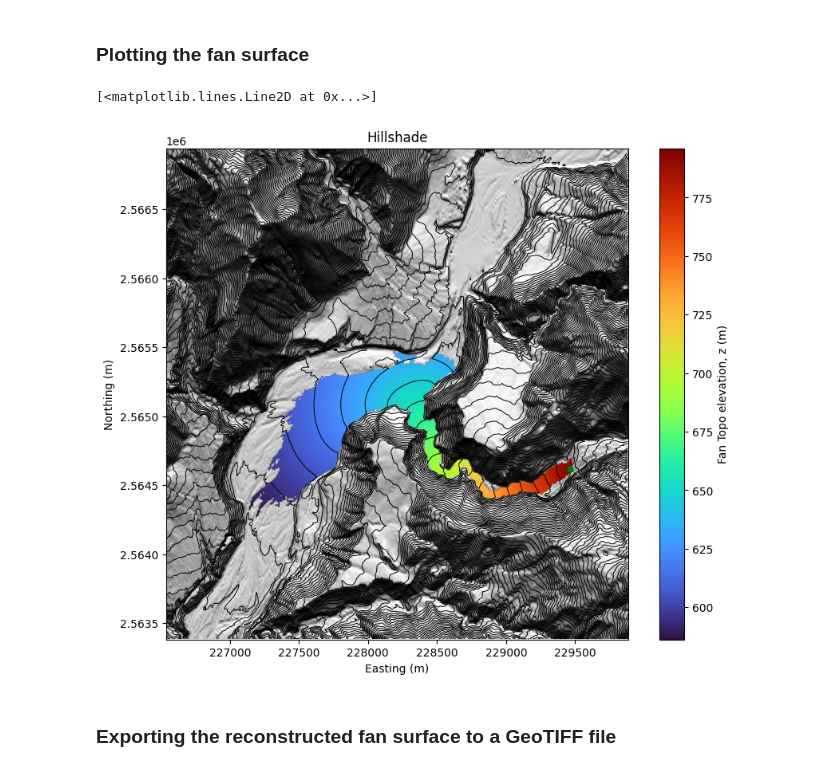
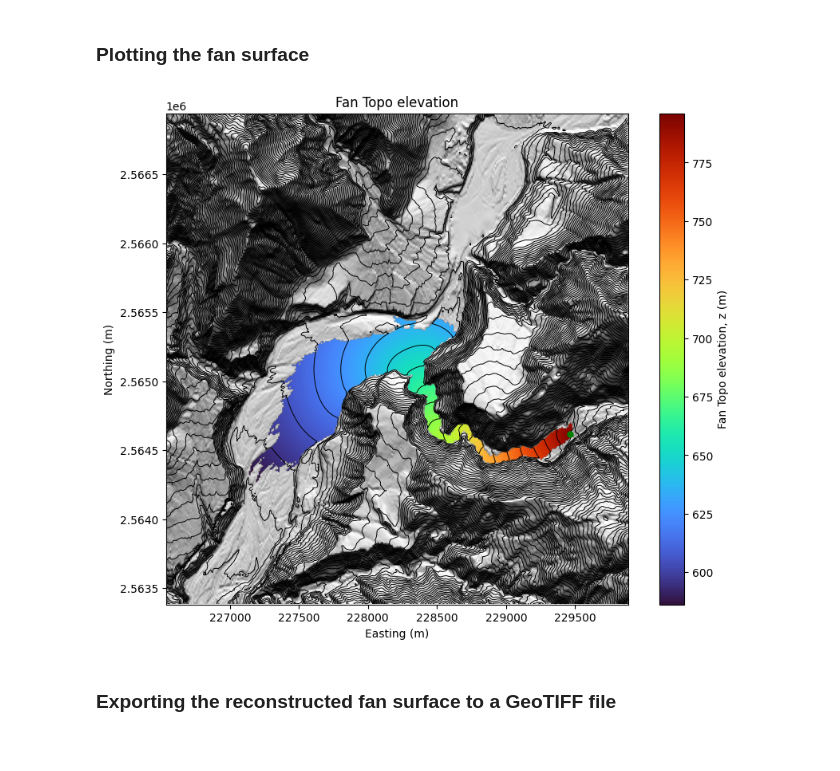
Before and after one commit to damiel-hub/fan-inverse-forward-methods, a Jupyter notebook: demo_fan_inverse_forward_methods.ipynb, the cells around one changed output. Cells and saved outputs as stored; diff of their text form; code cells hidden in the pictures.

```diff
--- a/demo_fan_inverse_forward_methods.ipynb
+++ b/demo_fan_inverse_forward_methods.ipynb
@@ -196,20 +195,21 @@ zTopo= fanTopo.fan_topo(xMesh, yMesh, zMesh, [xApex], [yApex], [zApex], {
 # %%
 zTopoMesh = zTopo[0]
 nanIndexMesh = np.isnan(zTopo[0])
 zMapMesh = zTopoMesh.copy()
 zMapMesh[nanIndexMesh] = zMesh[nanIndexMesh]
 plt_utils.plot_hillshade(xMesh, yMesh, zMapMesh, azdeg=180, altdeg=45, vert_exag=5)
 dxMesh = xMesh[0,1] - xMesh[0,0]
 dyMesh = yMesh[0,0] - yMesh[1,0]
 plt.imshow(zTopoMesh, extent=(xMesh.min()-dxMesh/2, xMesh.max()+dxMesh/2, yMesh.min()-dyMesh/2, yMesh.max()+dyMesh/2), origin='upper', cmap='turbo')
 plt.colorbar(label = 'Fan Topo elevation, z (m)')
 counter_interval = 10
 levels = np.arange(zMapMesh.min(), zMapMesh.max(), counter_interval)
 plt.contour(xMesh, yMesh, zMapMesh, levels=levels, colors='k', linewidths=0.7)
 plt.plot(xApex, yApex, 'go', markersize=5)
+plt.title('Fan Topo elevation')
+plt.savefig('results/fan_topo.png', dpi=300, bbox_inches='tight')
 # %% [output]
-[<matplotlib.lines.Line2D at 0x...>]
-[figure, old version]
+[figure, new version]
 # %% [markdown]
 ### Exporting the reconstructed fan surface to a GeoTIFF file
 # %%
```
Also changed, not shown: parts of 2 cells of this notebook, 3 other files.
